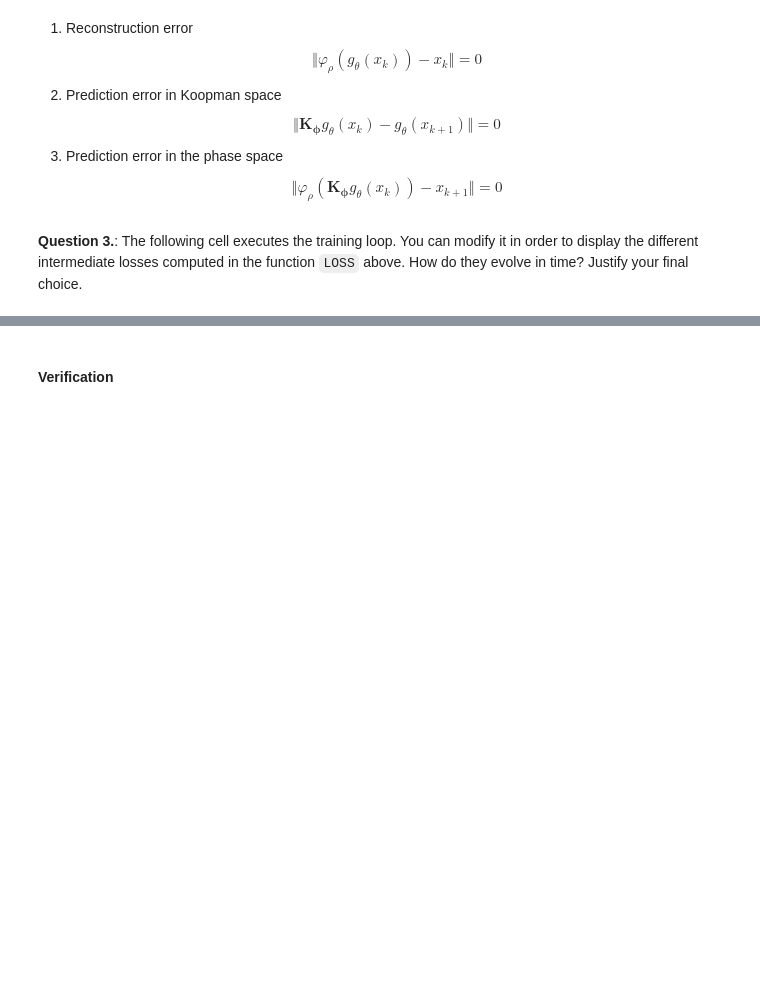
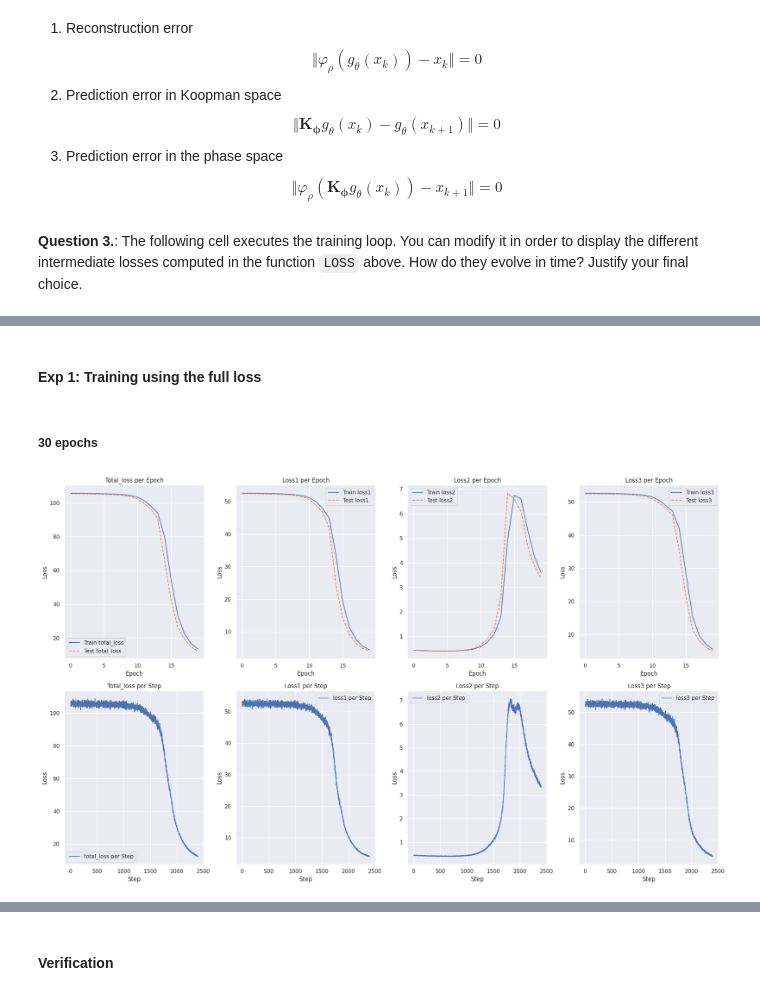
Before and after one commit to BenjaminisCoding/DeepLearninginPractice, a Jupyter notebook: TP5/TP5_dynamics.ipynb, the cells around one changed output, grey strips where cells are left out. Saved outputs shown, nothing was run; the diff lists cells and outputs as text; code cells hidden in the pictures; blank space fills up the shorter version.

```diff
--- a/TP5/TP5_dynamics.ipynb
+++ b/TP5/TP5_dynamics.ipynb
@@ -34,9 +34,17 @@ import torch
 import torch.nn as nn
 import torch.nn.functional as F
 import torch.autograd as autograd
+from tqdm import tqdm
+import seaborn as sns
+sns.set()
 
+from plots import plot_results, plot_results_2
+# from train import train_Q3, test
 # arrange the dataset
 from sklearn.model_selection import train_test_split
+
+%load_ext autoreload
+%autoreload 2
 # %% [markdown]
 ## Duffing oscillator
 
@@ -267,6 +282,14 @@ class KoopmanOperator(nn.Module):
         super().__init__()
         self.koopman_operator_dim = koopman_operator_dim
         # TODO: Complete the KoopmanOperator class
+        # self.koopman_operator = F.relu(torch.normal(mean = .5, std = .5, size = (koopman_operator_dim, koopman_operator_dim)))
+        # self.koopman_operator = nn.Parameter((1 / koopman_operator_dim) * torch.rand((koopman_operator_dim, koopman_operator_dim))) ### Matrix formulation
+        self.koopman_operator = nn.Linear(koopman_operator_dim, koopman_operator_dim, bias = False)
+        self.koopman_operator.weight = nn.Parameter((1 / koopman_operator_dim) * torch.rand((koopman_operator_dim, koopman_operator_dim)))
+        '''
+        This initialization ensures that K respects the property above. We did not the usual normal distribution for simplicity,
+        because it involved further processing to have positive coefficients, and to respect the upper bound in the Perron-Frobeniu theorem
+        '''
 
     def forward(self, tensor2d_x: torch.Tensor):
         # First dimension of tensor2d_x is the batch size
@@ -274,7 +297,8 @@ class KoopmanOperator(nn.Module):
             sys.exit(f'Wrong Input Features. Please use tensor'
                      f' with {self.koopman_operator_dim} Input Features')
         # TODO: Implement the forward pass
-
+        return self.koopman_operator(tensor2d_x)
+        # return torch.matmul(self.koopman_operator, tensor2d_x)
 
 dim_observable = 10
 koopman_operator = KoopmanOperator(dim_observable)
@@ -330,9 +379,22 @@ def loss_koopman(tensor2d_x: torch.Tensor,
                  tensor2d_decoded_x: torch.Tensor,
                  tensor2d_observable_next: torch.Tensor,
                  tensor2d_koopman_observable_next: torch.Tensor,
-                 tensor2d_predict_x_next: torch.Tensor):
+                 tensor2d_predict_x_next: torch.Tensor,
+                 weights = None,
+                 return_all_losses = False):
 
     # TODO: Implement the loss function here
+
+    loss_1 = torch.norm(tensor2d_decoded_x - tensor2d_x)
+    loss_2 = torch.norm(tensor2d_koopman_observable_next - tensor2d_observable_next)
+    loss_3 = torch.norm(tensor2d_predict_x_next - tensor2d_x_next)
+    # if weights is None:
+    #     total_loss = loss_1 + loss_2 + loss_3
+    # else:
+    #     total_loss = weights[0] * loss_1 + weights[1] * loss_2 + weights[2] * loss_3
+    total_loss = loss_1 + loss_2 + loss_3
+    if return_all_losses:
+        return total_loss, loss_1, loss_2, loss_3
     return total_loss
 # %% [markdown]
 
@@ -426,0 +647,4 @@ for epoch in range(n_epoch):
+# %% [markdown]
+#### Exp 1: Training using the full loss
+# %% [markdown]
+##### 30 epochs
@@ -426,0 +653,7 @@ for epoch in range(n_epoch):
+# %%
+n_epoch = 20
+train_step, train_ep, test_ep = train_Q3(n_epoch, train_dataloader, test_dataloader, autoencoder, koopman_operator, optimiser_autoencoder, optimiser_koopman)
+# train_step, train_ep, test_ep = train_Q3(n_epoch = 30)
+plot_results_2(train_step, train_ep, test_ep)
+# %% [output]
+[figure, added]
```
Also changed, not shown: parts of 19 cells of this notebook, 2 other files.
